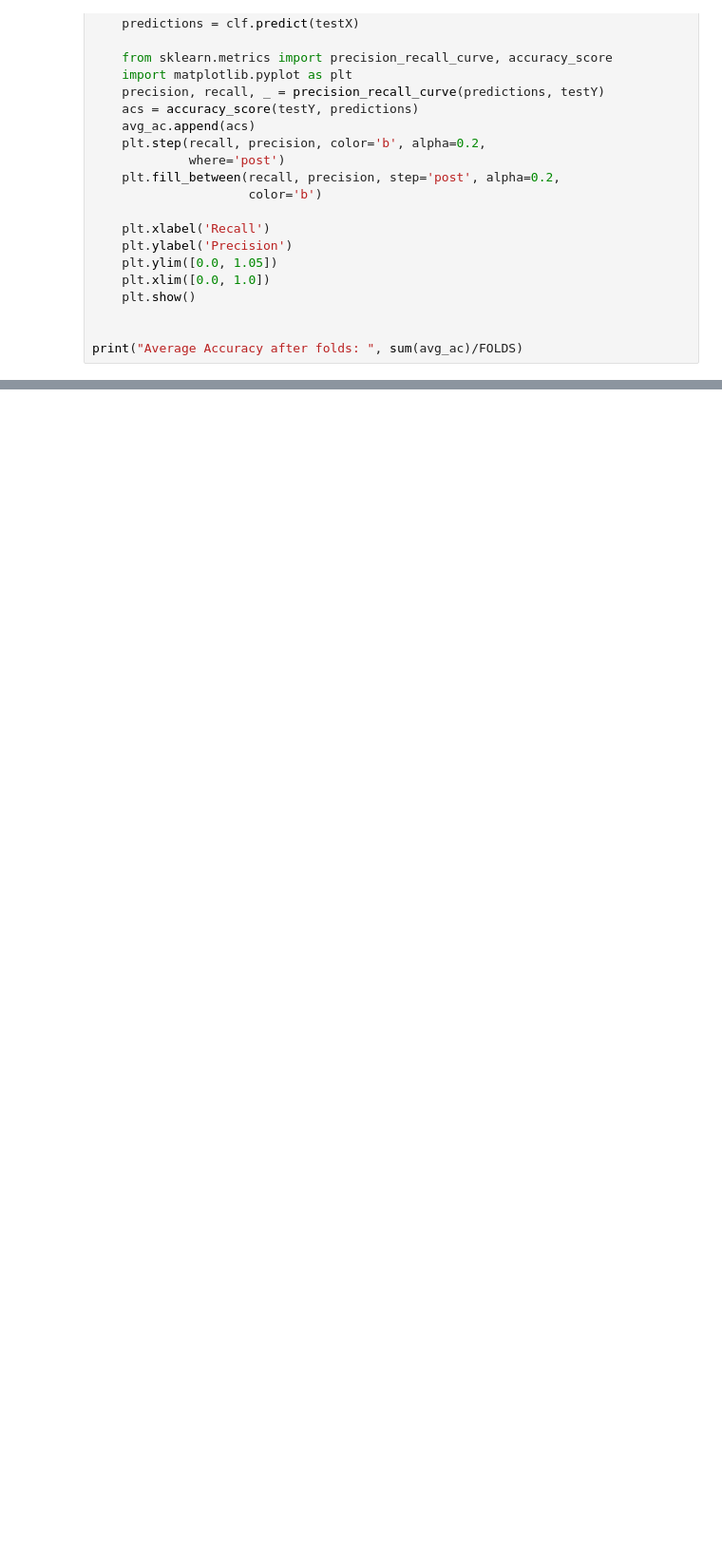
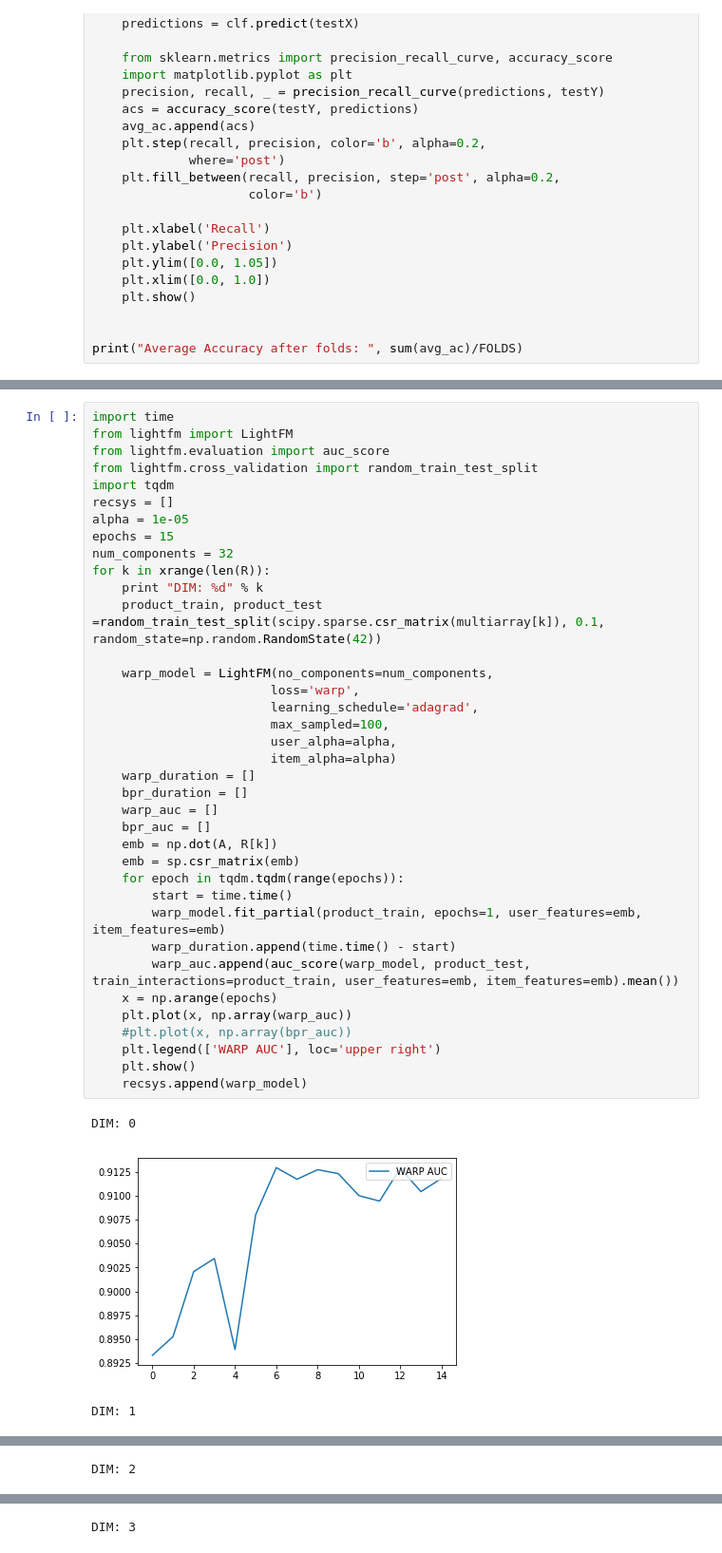
Before and after one commit to kbogas/graph-things, a Jupyter notebook: Untitled1.ipynb, the cells around one changed output, grey strips where cells are left out. Shown: that part at 95% size. Drawn from its saved outputs; the diff is of its cells as text; blank space fills up the shorter version.

Commit message:
changes recsys

```diff
--- a/Untitled1.ipynb
+++ b/Untitled1.ipynb
@@ -139,0 +483,41 @@ print("Average Accuracy after folds: ", sum(avg_ac)/FOLDS)
+# %%
+import time
+from lightfm import LightFM
+from lightfm.evaluation import auc_score
+from lightfm.cross_validation import random_train_test_split
+import tqdm
+recsys = []
+alpha = 1e-05
+epochs = 15
+num_components = 32
+for k in xrange(len(R)):
+    print "DIM: %d" % k
+    product_train, product_test =random_train_test_split(scipy.sparse.csr_matrix(multiarray[k]), 0.1, random_state=np.random.RandomState(42))
+
+    warp_model = LightFM(no_components=num_components,
+                        loss='warp',
+                        learning_schedule='adagrad',
+                        max_sampled=100,
+                        user_alpha=alpha,
+                        item_alpha=alpha)
+    warp_duration = []
+    bpr_duration = []
+    warp_auc = []
+    bpr_auc = []
+    emb = np.dot(A, R[k])
+    emb = sp.csr_matrix(emb)
+    for epoch in tqdm.tqdm(range(epochs)):
+        start = time.time()
+        warp_model.fit_partial(product_train, epochs=1, user_features=emb, item_features=emb)
+        warp_duration.append(time.time() - start)
+        warp_auc.append(auc_score(warp_model, product_test, train_interactions=product_train, user_features=emb, item_features=emb).mean())
+    x = np.arange(epochs)
+    plt.plot(x, np.array(warp_auc))
+    #plt.plot(x, np.array(bpr_auc))
+    plt.legend(['WARP AUC'], loc='upper right')
+    plt.show()
+    recsys.append(warp_model)
+# %% [output]
+DIM: 0
+[figure, added]
+DIM: 1
@@ -139,0 +525 @@ print("Average Accuracy after folds: ", sum(avg_ac)/FOLDS)
+DIM: 2
@@ -139,0 +527 @@ print("Average Accuracy after folds: ", sum(avg_ac)/FOLDS)
+DIM: 3
```
Also changed, not shown: parts of 19 cells of this notebook.
